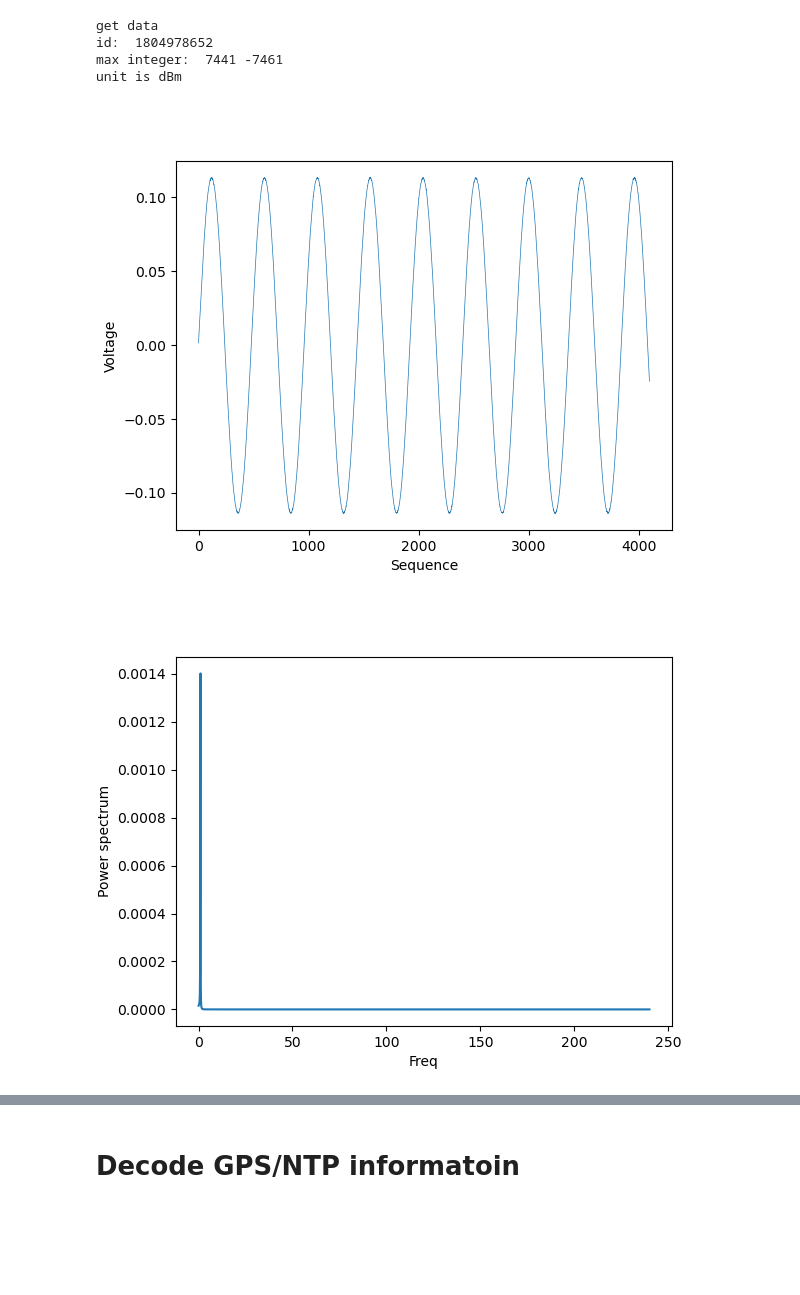
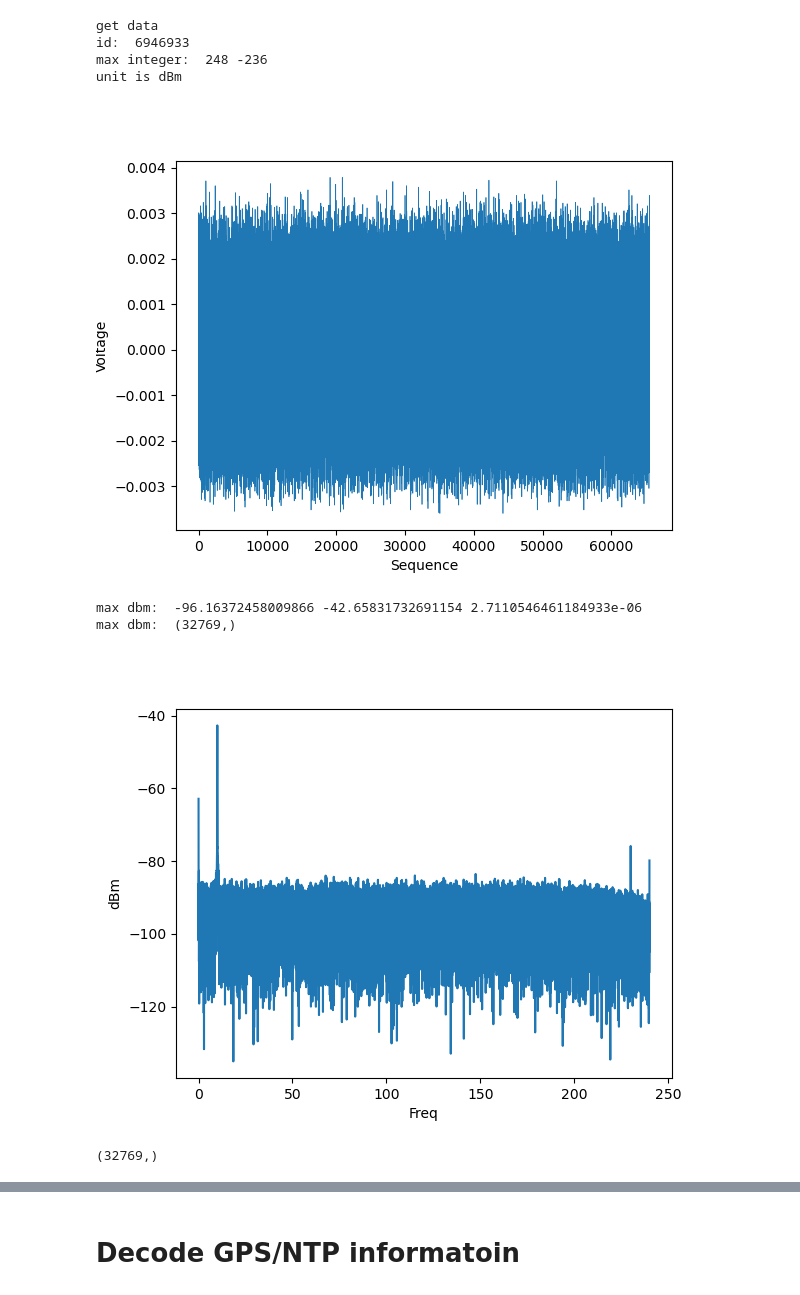
Before and after one commit to guotsuan/LACE_adc, a Jupyter notebook: adc.ipynb, the cells around one changed output, grey strips where cells are left out. Saved outputs shown, nothing was run; the diff lists cells and outputs as text; code cells hidden in the pictures; blank space fills up the shorter version.

```diff
--- a/adc.ipynb
+++ b/adc.ipynb
@@ -9,6 +9,7 @@
 
 """
 test DAC sampling
+RAW output
 """
 %matplotlib widget
 
@@ -43,17 +44,63 @@ sock.bind((udp_ip, udp_port))
 packet_size = 8192
 size = 8200
 
-udp_data = sock.recv(size)
-udp_data = memoryview(udp_data)
+count=16
+fft_count = count
+
+payload_size = 8200
+data_size = 8192
+id_size = 4
+
+udp_payload = bytearray(count*payload_size)
+udp_data = bytearray(count*data_size)
+udp_id = bytearray(count*id_size)
+
+data_buff = memoryview(udp_data)
+payload_buff = memoryview(udp_payload)
+id_buff = memoryview(udp_id)
+
+pi1 = 0
+pi2 = data_size
+
+hi1 = 0
+hi2 = id_size
+
+id_out = 0
+pi1 = 0
+pi2 = data_size
+
+hi1 = 0
+hi2 = id_size
+
+id_out = 0
+tmp_count = 20
+
+
+while count:
+    sock.recv_into(payload_buff, payload_size)
+    data_buff[pi1:pi2] = payload_buff[0:data_size]
+    id_buff[hi1:hi2] = payload_buff[payload_size - id_size:payload_size]
+    pi1 += data_size
+    pi2 += data_size
+    hi1 += id_size
+    hi2 += id_size
+
+    id_out = int.from_bytes(payload_buff[payload_size - id_size:payload_size], 'big')
+    # print(id_out)
+
+    count -= 1
+
+
 
 print("get data")
 
-chunk = np.frombuffer(udp_data[0:packet_size], dtype='>i2')
+chunk = np.frombuffer(udp_data, dtype='>i2')
 
 print("id: ", int.from_bytes(udp_data[8196:8200], 'big'))
 print("max integer: ", chunk.max(), chunk.min())
 
 scale_f = 0.5/ (2 ** 15)
+# scale_f = 1.0
 real_data = chunk *  scale_f
 
 #sample_rate = 819200 #Mhz
@@ -69,10 +116,9 @@ factor_kasier = np.sum(kasier_fil)
 # fft_size = packet_size/2
 # fft_data = rfft(real_data*kasier_fil)
 fft_data = rfft(real_data)
-freq = rfftfreq(packet_size//2, d=timestep)
+fft_len = data_size//2*fft_count
+freq = rfftfreq(fft_len, d=timestep)
 
-# logdata = np.log10(np.abs(fft_data/(packet_size/2))**2)
-logdata = np.abs(fft_data/(packet_size/2))**2
 
 unit = 'dBm'
 
@@ -96,40 +142,48 @@ if unit == 'dBm':
     dbm_fft_data = fft_to_dBm(fft_data)
 
 # if unit == 'dBV':
 #     print("unit is dBm")
 #     # should I remove factor_kasier
 #     # add factor=2 because the power of AC singals is 1/2
 #     #
 #     dbm_fft_data = fft_to_dBV(fft_data)
 
 sock.close()
 # plt.plot(freq, logdata)
 plt.figure()
 plt.plot(np.arange(real_data.size), real_data, lw = 0.5)
 # plt.plot(np.arange(real_data.size), real_data, 'o', ms=1.0)
 plt.xlabel("Sequence")
 plt.ylabel("Voltage")
 # plt.ylim([0.0475,0.0650])
 plt.show()
 
 plt.figure()
 plt.xlabel("Freq")
-unit='dog'
+unit='dBm'
 if unit == 'dBm':
     plt.ylabel(unit)
-    print("max dbm: ", dbm_fft_data.max())
-    plt.plot(freq, dbm_fft_data)
+    print("max dbm: ", dbm_fft_data.mean(), dbm_fft_data.max(), (np.abs(fft_data/fft_data.size)**2).max())
+    print("max dbm: ", dbm_fft_data.shape)
+    # plt.plot(freq, dbm_fft_data)
+    plt.plot(freq, fft_to_dBm(fft_data))
 else:
     plt.ylabel("Power spectrum")
     plt.plot(freq, logdata)
 plt.show()
 # %% [output]
 get data
-id:  1804978652
-max integer:  7441 -7461
+id:  6946933
+max integer:  248 -236
 unit is dBm
-[figure, old version]
+[figure, new version]
+max dbm:  -96.16372458009866 -42.65831732691154 2.7110546461184933e-06
+max dbm:  (32769,)
-[figure, old version]
+[figure, new version]
+# %%
+fft_data.shape
+# %% [output]
+(32769,)
 # %%
 #! /usr/bin/env python
 # -*- coding: utf-8 -*-
```
Also changed, not shown: parts of 3 cells of this notebook, 4 other files.
